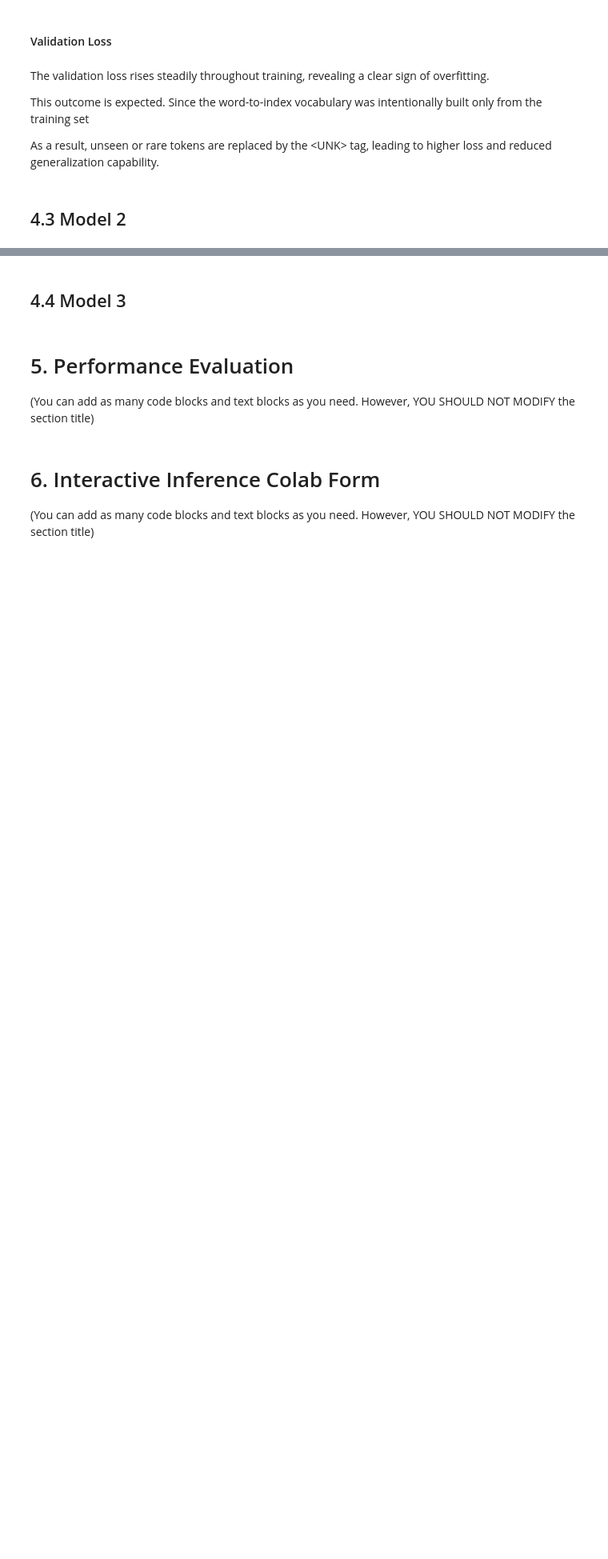
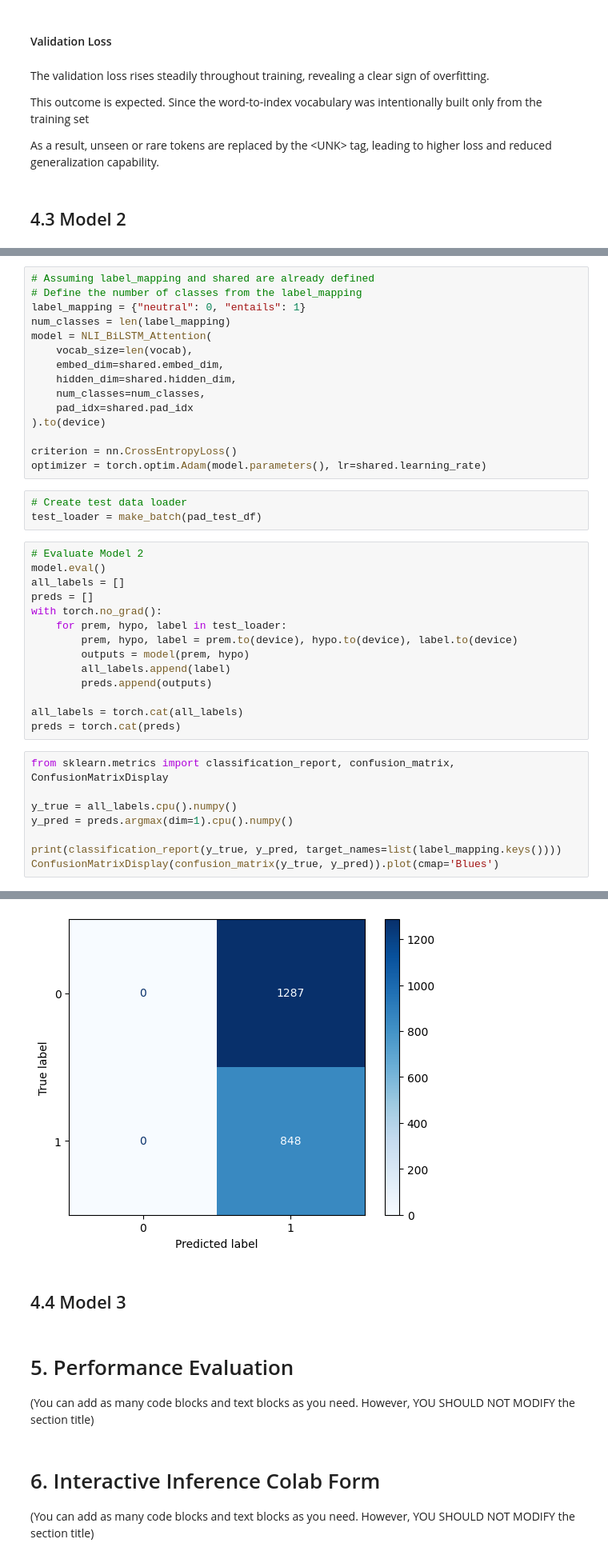
Before and after one commit to Kaichao-Zheng/CITS4012-NLP, a Jupyter notebook: CITS4012_Group9.ipynb, the cells around one changed output, grey strips where cells are left out. Shown at 80% size. Cells and saved outputs as stored; diff of their text form; blank space fills up the shorter version.

```diff
--- a/CITS4012_Group9.ipynb
+++ b/CITS4012_Group9.ipynb
@@ -709,0 +930,41 @@ As a result, unseen or rare tokens are replaced by the \<UNK> tag, leading to hi
+# %%
+# Assuming label_mapping and shared are already defined
+# Define the number of classes from the label_mapping
+label_mapping = {"neutral": 0, "entails": 1}
+num_classes = len(label_mapping)
+model = NLI_BiLSTM_Attention(
+    vocab_size=len(vocab),
+    embed_dim=shared.embed_dim,
+    hidden_dim=shared.hidden_dim,
+    num_classes=num_classes,
+    pad_idx=shared.pad_idx
+).to(device)
+
+criterion = nn.CrossEntropyLoss()
+optimizer = torch.optim.Adam(model.parameters(), lr=shared.learning_rate)
+# %%
+# Create test data loader
+test_loader = make_batch(pad_test_df)
+# %%
+# Evaluate Model 2
+model.eval()
+all_labels = []
+preds = []
+with torch.no_grad():
+    for prem, hypo, label in test_loader:
+        prem, hypo, label = prem.to(device), hypo.to(device), label.to(device)
+        outputs = model(prem, hypo)
+        all_labels.append(label)
+        preds.append(outputs)
+
+all_labels = torch.cat(all_labels)
+preds = torch.cat(preds)
+# %%
+from sklearn.metrics import classification_report, confusion_matrix, ConfusionMatrixDisplay
+
+y_true = all_labels.cpu().numpy()
+y_pred = preds.argmax(dim=1).cpu().numpy()
+
+print(classification_report(y_true, y_pred, target_names=list(label_mapping.keys())))
+ConfusionMatrixDisplay(confusion_matrix(y_true, y_pred)).plot(cmap='Blues')
+# %% [output]
@@ -710,3 +980,4 @@ As a result, unseen or rare tokens are replaced by the \<UNK> tag, leading to hi
+[figure, added]
 # %% [markdown]
 ## 4.4 Model 3
 # %% [markdown]
```
Also changed, not shown: parts of 18 cells of this notebook.
